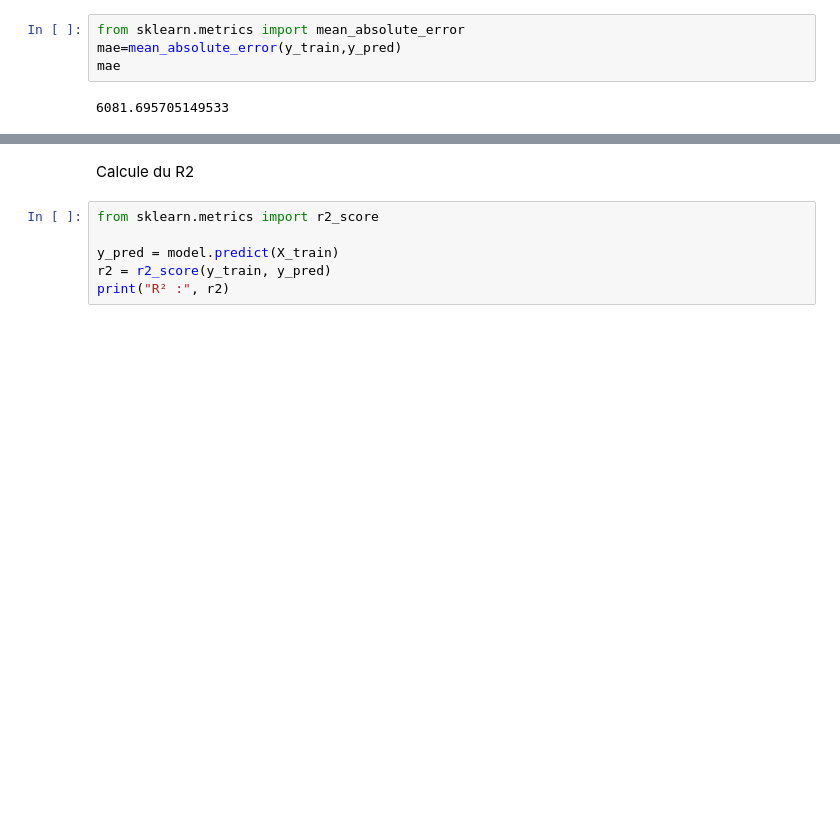
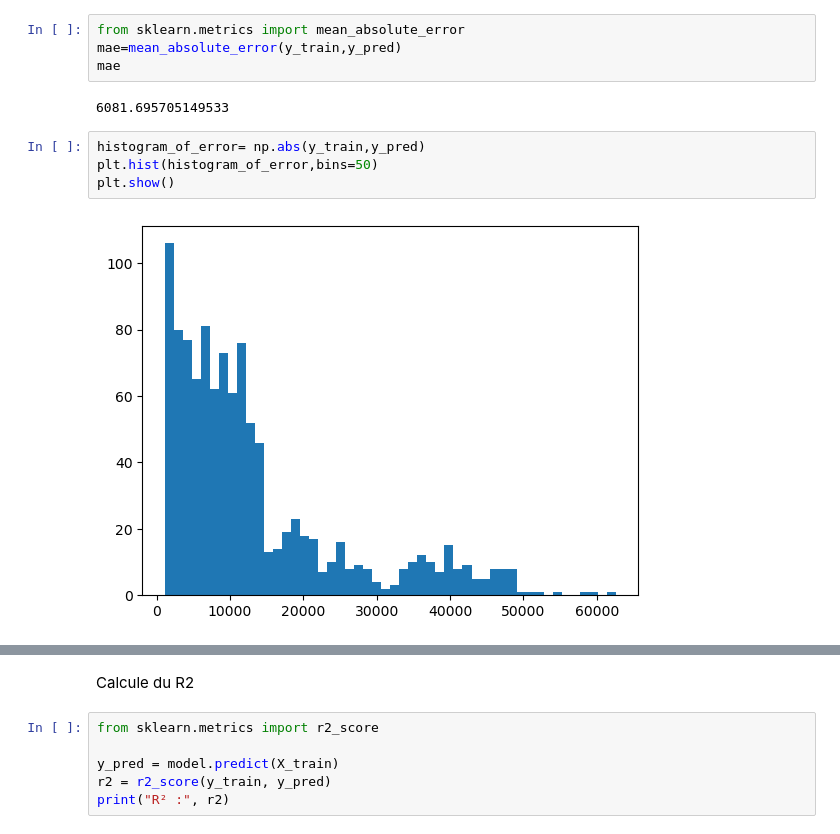
Before and after one commit to NicoCasso/Assur_aimant, a Jupyter notebook: modelisation/dummy_modele.ipynb, the cells around one changed output, grey strips where cells are left out. Drawn from its saved outputs; the diff is of its cells as text; blank space fills up the shorter version.

```diff
--- a/modelisation/dummy_modele.ipynb
+++ b/modelisation/dummy_modele.ipynb
@@ -160,6 +160,12 @@ mae=mean_absolute_error(y_train,y_pred)
 mae
 # %% [output]
 6081.695705149533
+# %%
+histogram_of_error= np.abs(y_train,y_pred)
+plt.hist(histogram_of_error,bins=50)
+plt.show()
+# %% [output]
+[figure, added]
 # %%
 plt.scatter (y_train,y_pred,alpha=0.5)
 plt.xlabel("vraies charges")
```
Also changed, not shown: parts of 2 cells of this notebook.
